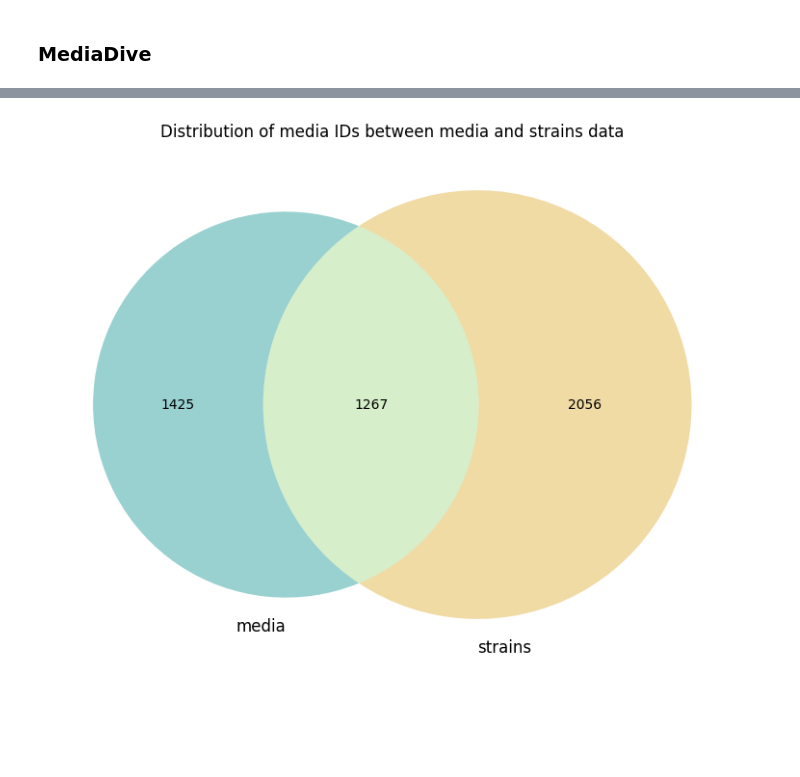
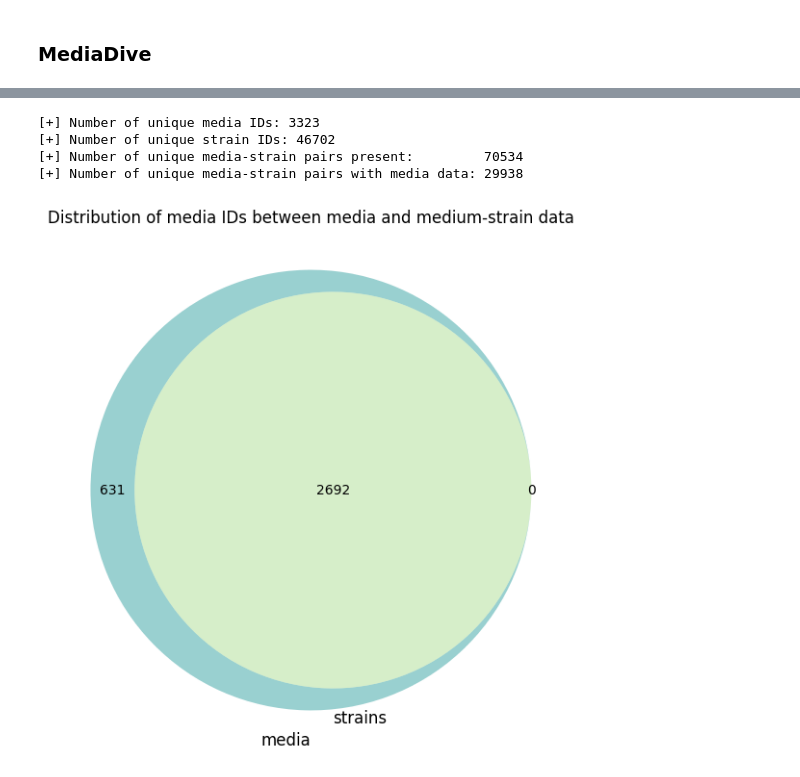
Before and after one commit to giovannellilab/media-prediction, a Jupyter notebook: notebooks/01-Data.ipynb, the cells around one changed output, grey strips where cells are left out. Cells and saved outputs as stored; diff of their text form; code cells hidden in the pictures; blank space fills up the shorter version.

Commit message:
Fix Venn diagram for media IDs

```diff
--- a/notebooks/01-Data.ipynb
+++ b/notebooks/01-Data.ipynb
@@ -20,6 +20,6 @@ DATA_DIR = "../data/"
 # %% [markdown]
 ### MediaDive
 # %%
-mediadive_df = data_pipeline.get_mediadive(data_dir=DATA_DIR)
-mediadive_df.keys()
+mediadive_dict = data_pipeline.get_mediadive(data_dir=DATA_DIR)
+mediadive_dict.keys()
 # %% [output]
@@ -29,30 +28,39 @@ media_strains_df = mediadive_df["media-strains"]
+# %%
+media_df = mediadive_dict["media"]
+strains_df = mediadive_dict["strains"]
+media_strains_df = mediadive_dict["media-strains"]
+
+pairs_present = strains_df[["media_id", "strain_id"]].drop_duplicates().shape[0]
+pairs_data = media_strains_df[
+    media_strains_df["merge_source"] == "both"
+][["media_id", "strain_id"]].drop_duplicates().shape[0]
+
+print("[+] Number of unique media IDs:", media_df["media_id"].nunique())
+print("[+] Number of unique strain IDs:", strains_df["strain_id"].nunique())
+print("[+] Number of unique media-strain pairs present:\t", pairs_present)
+print("[+] Number of unique media-strain pairs with media data:", pairs_data)
+# %% [output]
+[+] Number of unique media IDs: 3323
+[+] Number of unique strain IDs: 46702
+[+] Number of unique media-strain pairs present:         70534
+[+] Number of unique media-strain pairs with media data: 29938
 # %%
-media_only_media = media_strains_df[
-    media_strains_df["merge_source"].isin(["media_only", "both"])
-]
-strains_only_media = media_strains_df[
-    media_strains_df["merge_source"].isin(["strains_only", "both"])
-]
-
-media_only_media = media_only_media["media_id"].unique()
-strains_only_media = strains_only_media["media_id"].unique()
-
 plt.figure(figsize=(12, 7))
-plt.title("Distribution of media IDs between media and strains data")
+plt.title("Distribution of media IDs between media and medium-strain data")
 venn_plot = venn2(
     subsets=[
-        set(media_only_media),
-        set(strains_only_media)
+        set(media_df["media_id"].astype(str).unique()),
+        set(strains_df["media_id"].astype(str).unique())
     ],
     set_labels=[
         "media",
         "strains"
     ],
     set_colors=[
         "darkcyan",
         "goldenrod"
     ]
 )
 plt.show()
 # %% [output]
-[figure, old version]
+[figure, new version]
```
Also changed, not shown: parts of 4 cells of this notebook.
